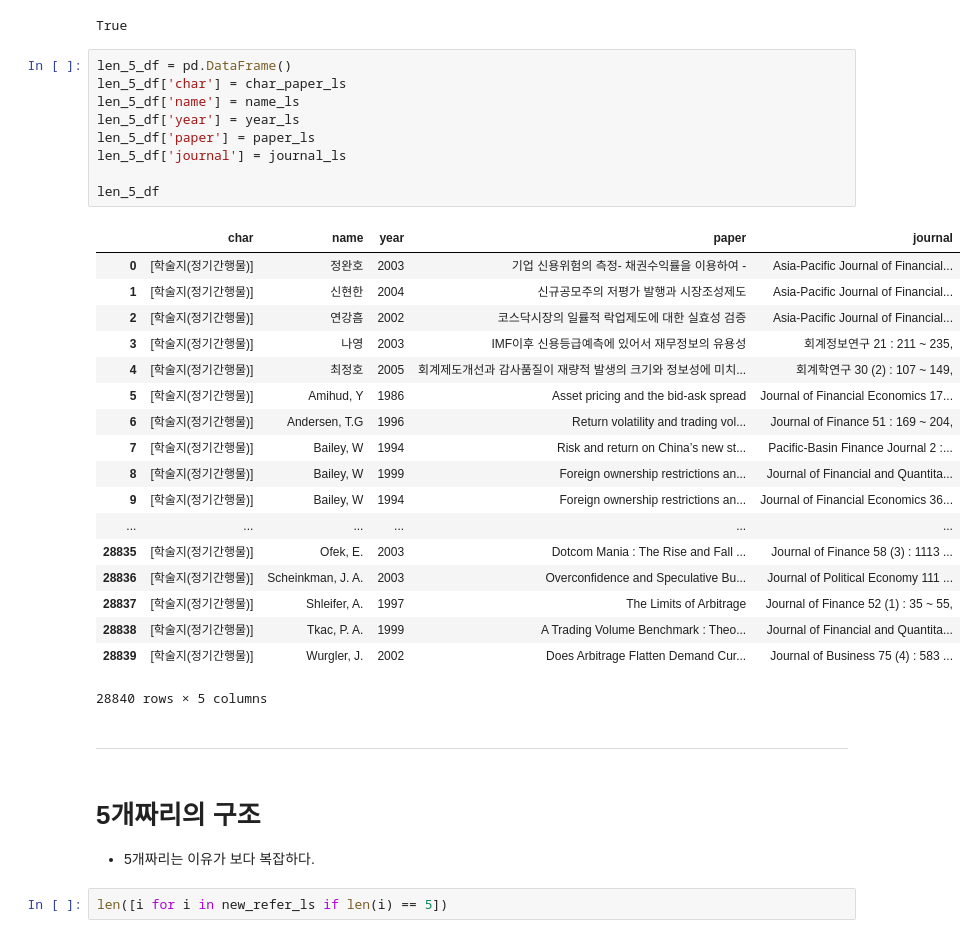
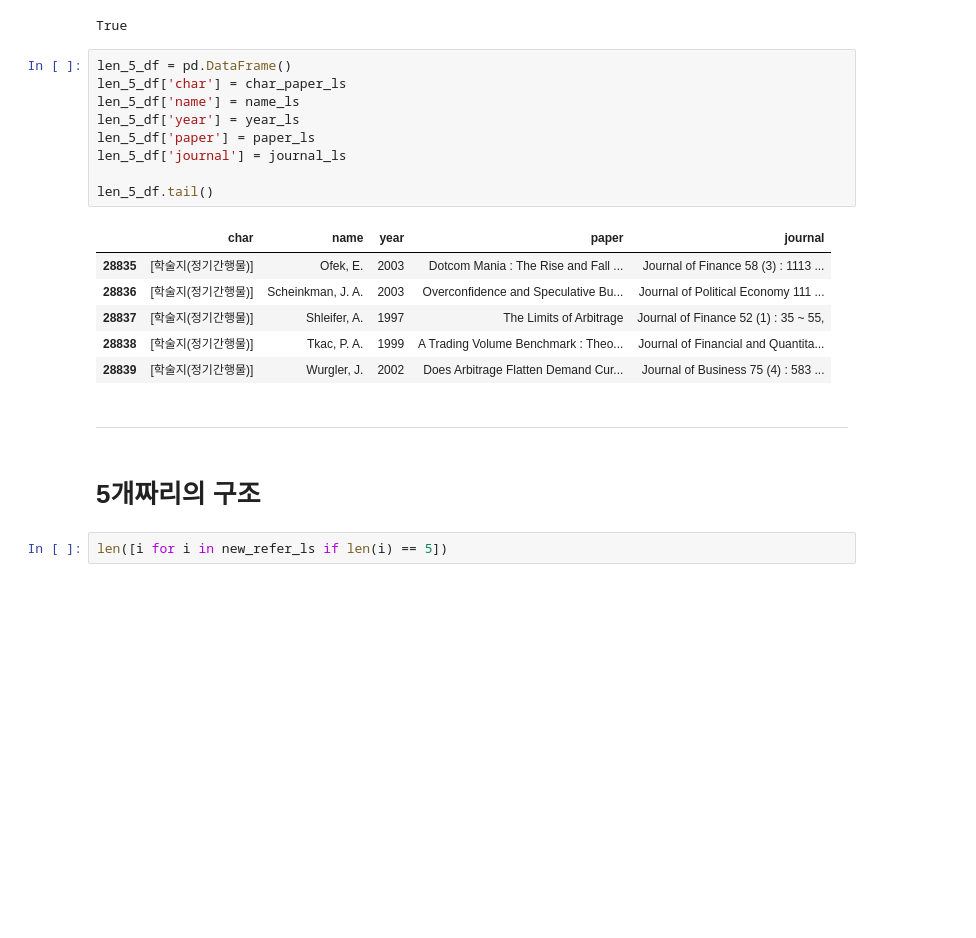
Before and after one commit to hskimim/Quantitative_Finance, a Jupyter notebook: SSU/finlab/extract_reference/New_Trial_1025/tuning_dataframe_with_references.ipynb, the cells around one changed output. Drawn from its saved outputs; the diff is of its cells as text; blank space fills up the shorter version.

```diff
--- a/SSU/finlab/extract_reference/New_Trial_1025/tuning_dataframe_with_references.ipynb
+++ b/SSU/finlab/extract_reference/New_Trial_1025/tuning_dataframe_with_references.ipynb
@@ -673,36 +568,23 @@ True
 # %%
 len_5_df = pd.DataFrame()
 len_5_df['char'] = char_paper_ls
 len_5_df['name'] = name_ls
 len_5_df['year'] = year_ls
 len_5_df['paper'] = paper_ls
 len_5_df['journal'] = journal_ls
 
-len_5_df
+len_5_df.tail()
 # %% [output]
 |  | char | name | year | paper | journal |
-| 0 | [학술지(정기간행물)] | 정완호 | 2003 | 기업 신용위험의 측정- 채권수익률을 이용하여 - | Asia-Pacific Journal of Financial... |
-| 1 | [학술지(정기간행물)] | 신현한 | 2004 | 신규공모주의 저평가 발행과 시장조성제도 | Asia-Pacific Journal of Financial... |
-| 2 | [학술지(정기간행물)] | 연강흠 | 2002 | 코스닥시장의 일률적 락업제도에 대한 실효성 검증 | Asia-Pacific Journal of Financial... |
-| 3 | [학술지(정기간행물)] | 나영 | 2003 | IMF이후 신용등급예측에 있어서 재무정보의 유용성 | 회계정보연구 21 : 211 ~ 235, |
-| 4 | [학술지(정기간행물)] | 최정호 | 2005 | 회계제도개선과 감사품질이 재량적 발생의 크기와 정보성에 미치... | 회계학연구 30 (2) : 107 ~ 149, |
-| 5 | [학술지(정기간행물)] | Amihud, Y | 1986 | Asset pricing and the bid-ask spread | Journal of Financial Economics 17... |
-| 6 | [학술지(정기간행물)] | Andersen, T.G | 1996 | Return volatility and trading vol... | Journal of Finance 51 : 169 ~ 204, |
-| 7 | [학술지(정기간행물)] | Bailey, W | 1994 | Risk and return on China’s new st... | Pacific-Basin Finance Journal 2 :... |
-| 8 | [학술지(정기간행물)] | Bailey, W | 1999 | Foreign ownership restrictions an... | Journal of Financial and Quantita... |
-| 9 | [학술지(정기간행물)] | Bailey, W | 1994 | Foreign ownership restrictions an... | Journal of Financial Economics 36... |
-| ... | ... | ... | ... | ... | ... |
 | 28835 | [학술지(정기간행물)] | Ofek, E. | 2003 | Dotcom Mania : The Rise and Fall ... | Journal of Finance 58 (3) : 1113 ... |
 | 28836 | [학술지(정기간행물)] | Scheinkman, J. A. | 2003 | Overconfidence and Speculative Bu... | Journal of Political Economy 111 ... |
 | 28837 | [학술지(정기간행물)] | Shleifer, A. | 1997 | The Limits of Arbitrage | Journal of Finance 52 (1) : 35 ~ 55, |
 | 28838 | [학술지(정기간행물)] | Tkac, P. A. | 1999 | A Trading Volume Benchmark : Theo... | Journal of Financial and Quantita... |
 | 28839 | [학술지(정기간행물)] | Wurgler, J. | 2002 | Does Arbitrage Flatten Demand Cur... | Journal of Business 75 (4) : 583 ... |
-28840 rows × 5 columns
 # %% [markdown]
 -------------------------------------
 # %% [markdown]
 # 5개짜리의 구조
-- 5개짜리는 이유가 보다 복잡하다.
 # %%
 len([i for i in new_refer_ls if len(i) == 5])
 # %% [output]
```
Also changed, not shown: parts of 37 cells of this notebook.
